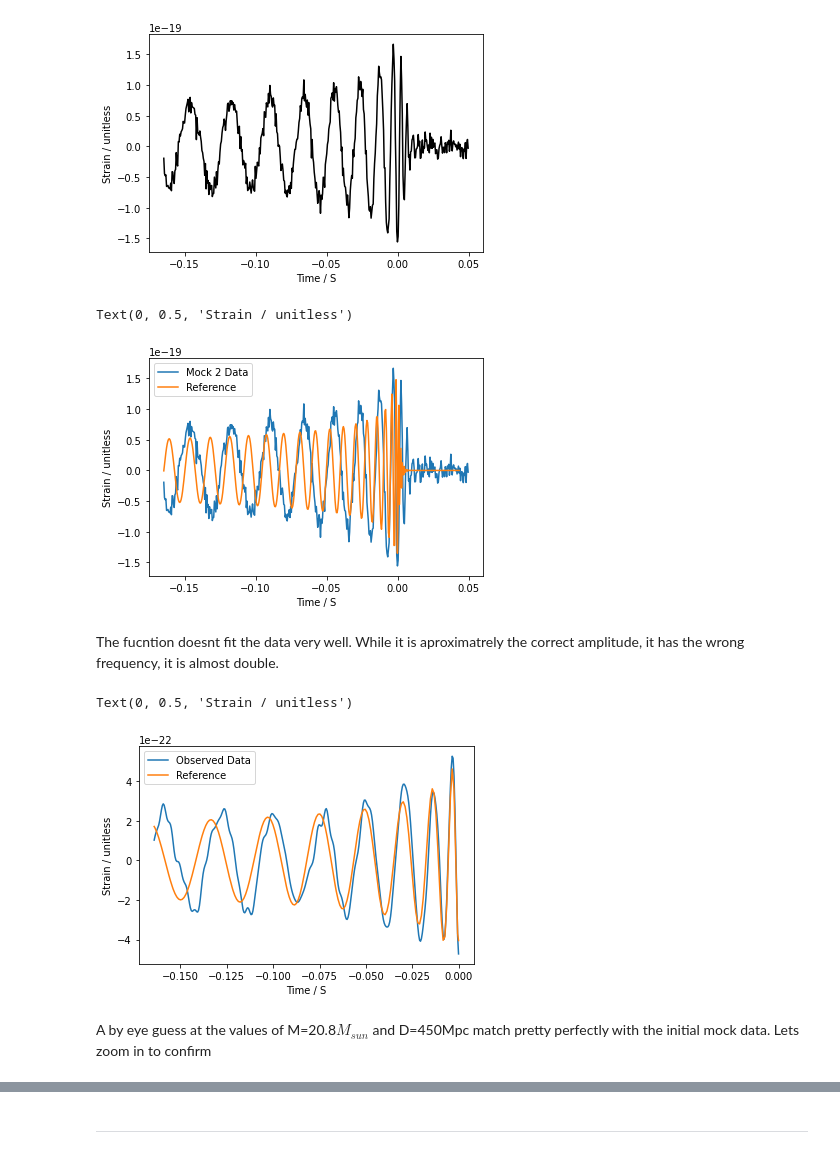
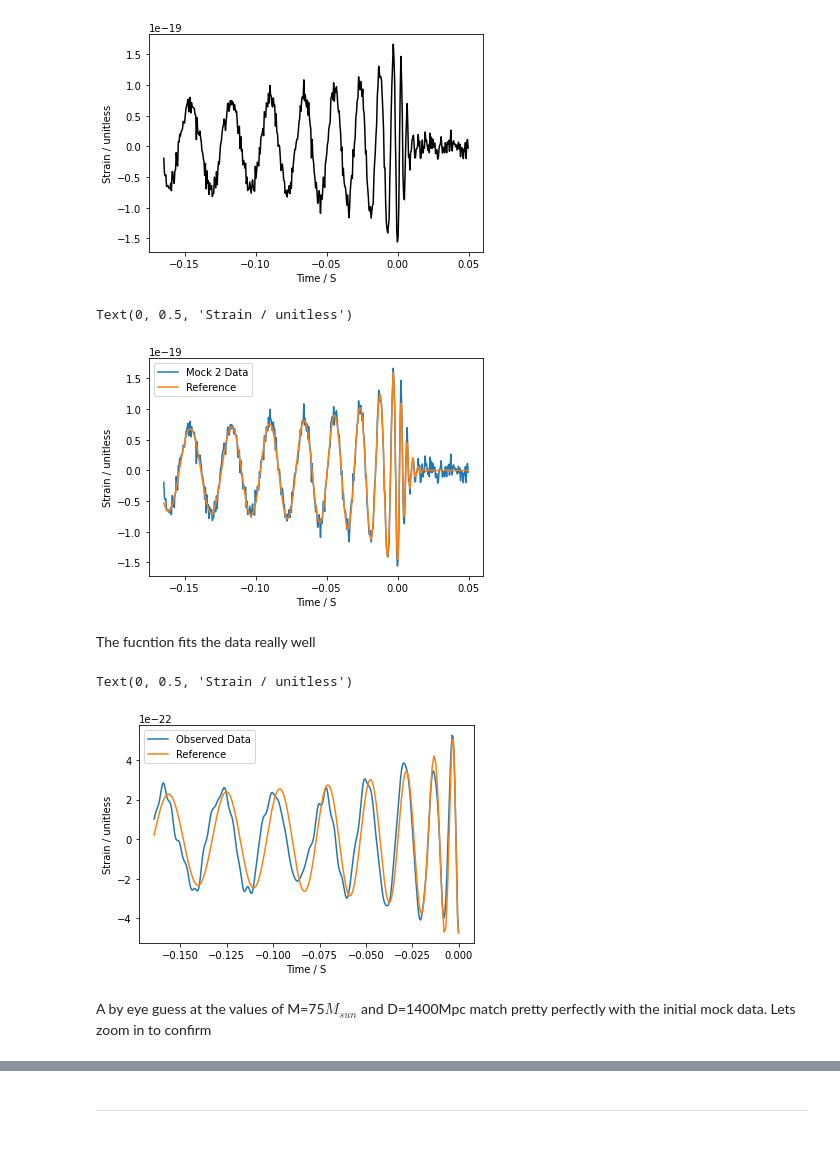
Before and after one commit to Clarke-Jools-36/DataAnalysis22, a Jupyter notebook: CA2_1903779.ipynb, the cells around one changed output, grey strips where cells are left out. Cells and saved outputs as stored; diff of their text form; code cells hidden in the pictures.

```diff
--- a/CA2_1903779.ipynb
+++ b/CA2_1903779.ipynb
@@ -428,7 +428,9 @@ and $t=0$ is defined as being the time at which the merger occurred.
 # %%
 def scale_ref(t,M,D): #M_sun, Mpc
   M_prime, D_prime = 40, 1 #M_sun, Mpc
-  s = (M/M_prime)*(D_prime/D)*np.array(interp_fn((M/M_prime)*t))
+  tprime = (M_prime/M)*t
+  hprime = interp_fn(tprime)
+  s = (M/M_prime)*(D_prime/D)*hprime
   return np.array([t,s])
 # %% [markdown]
 If I test the function with the same M and D as the interpolated reference, then I should get exactly the same result
@@ -512,24 +514,24 @@ plt.xlabel("Time / S")
 plt.ylabel("Strain / unitless")
 # %% [output]
 Text(0, 0.5, 'Strain / unitless')
-[figure, old version]
+[figure, new version]
-# %% [markdown]
-The fucntion doesnt fit the data very well. While it is aproximatrely the correct amplitude, it has the wrong frequency, it is almost double.
+# %% [markdown]
+The fucntion fits the data really well
 # %%
-#M_guess,D_guess = 20.8,450
-M_guess,D_guess = 20,500
+M_guess,D_guess = 75,1600
+
 
 plt.plot(t_obs,s_obs, label="Observed Data")
 plt.plot(*scale_ref(t_obs,M_guess,D_guess), label="Reference")
 
 plt.legend()
 plt.xlabel("Time / S")
 plt.ylabel("Strain / unitless")
 # %% [output]
 Text(0, 0.5, 'Strain / unitless')
-[figure, old version]
+[figure, new version]
 # %% [markdown]
-A by eye guess at the values of M=20.8$M_{sun}$ and D=450Mpc match pretty perfectly with the initial mock data. Lets zoom in to confirm
+A by eye guess at the values of M=75$M_{sun}$ and D=1400Mpc match pretty perfectly with the initial mock data. Lets zoom in to confirm
 # %%
 plt.plot(t_obs,s_obs, "x-",label="Observed Data")
 plt.plot(*scale_ref(t_obs,M_guess,D_guess), "x-",label="Reference")
```
Also changed, not shown: parts of 23 cells of this notebook.
